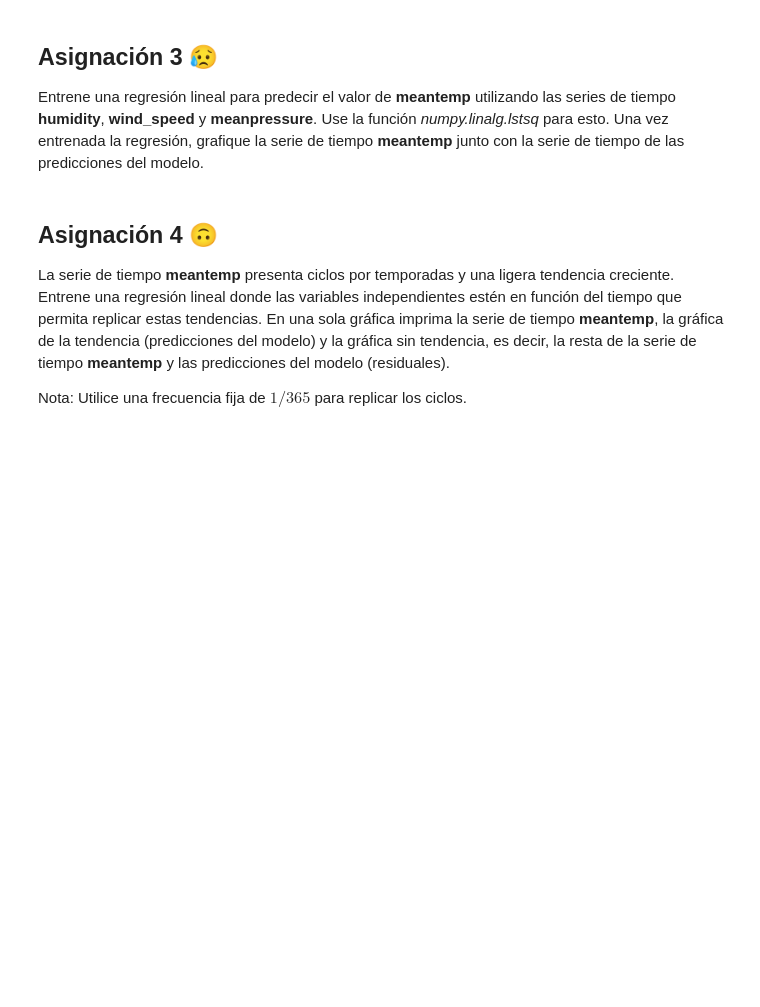
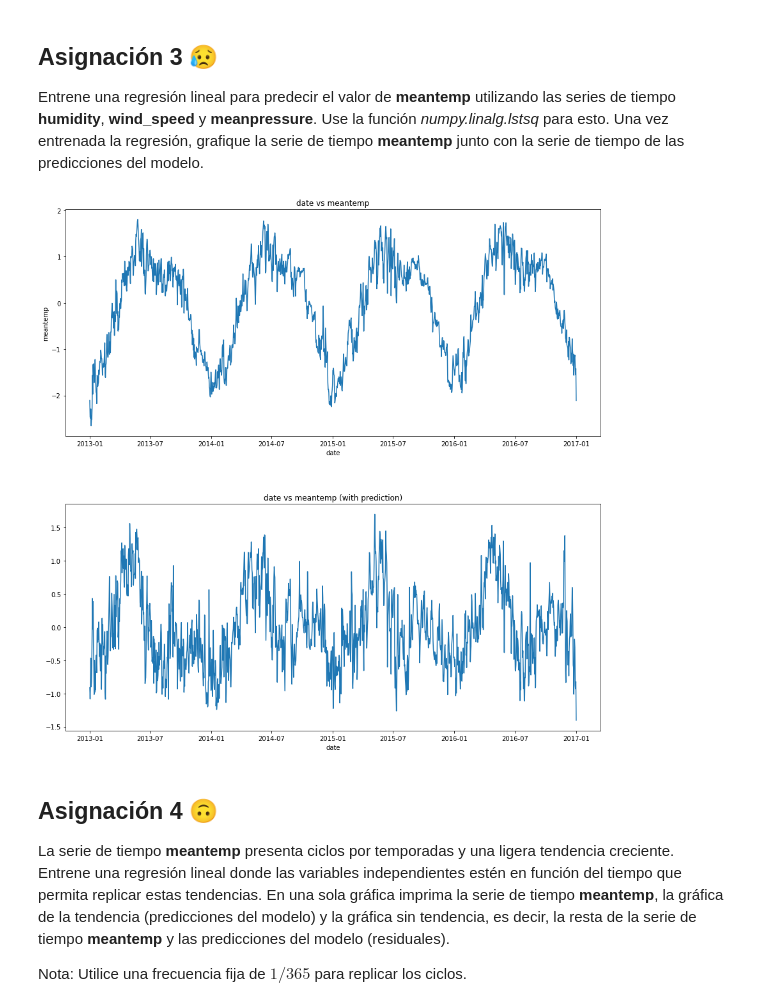
Before and after one commit to breko151/TIMES_SERIES_ANALYSIS, a Jupyter notebook: 3 - Preprocesamiento de Series de Tiempo.ipynb, the cells around one changed output. Drawn from its saved outputs; the diff is of its cells as text; code cells hidden in the pictures; blank space fills up the shorter version.

```diff
--- a/3 - Preprocesamiento de Series de Tiempo.ipynb
+++ b/3 - Preprocesamiento de Series de Tiempo.ipynb
@@ -146,6 +182,26 @@ Index(['date', 'meantemp', 'humidity', 'wind_speed', 'meanpressure'], dtype='obj
 ## Asignación 3 &#x1F625;
 
 Entrene una regresión lineal para predecir el valor de __meantemp__ utilizando las series de tiempo __humidity__, __wind_speed__ y __meanpressure__. Use la función _numpy.linalg.lstsq_ para esto. Una vez entrenada la regresión, grafique la serie de tiempo __meantemp__ junto con la serie de tiempo de las predicciones del modelo.
+# %%
+# Generamos X
+X = new_df[['humidity', 'wind_speed', 'meanpressure']].to_numpy()
+y = new_df['meantemp'].to_numpy()
+y = [[i] for i in y]
+# %%
+coef, res, _, _ = np.linalg.lstsq(X, y, rcond=None)
+# %%
+prediction = X.dot(coef)
+# %%
+prediction = [i[0] for i in prediction]
+# %%
+_fig_, _axs_ = plt.subplots(nrows = 2, figsize = (15, 15))
+_fig_.subplots_adjust(hspace = 0.3, wspace = 0.3)
+_axs_[0].set(title = "date vs meantemp")
+_ = sns.lineplot(x = new_df["date"], y = new_df['meantemp'], ax = _axs_[0])
+_axs_[1].set(title = "date vs meantemp (with prediction)")
+_ = sns.lineplot(x = new_df["date"], y = prediction, ax = _axs_[1])
+# %% [output]
+[figure, added]
 # %% [markdown]
 ## Asignación 4 &#x1F643;
 
```
Also changed, not shown: parts of 16 cells of this notebook.
